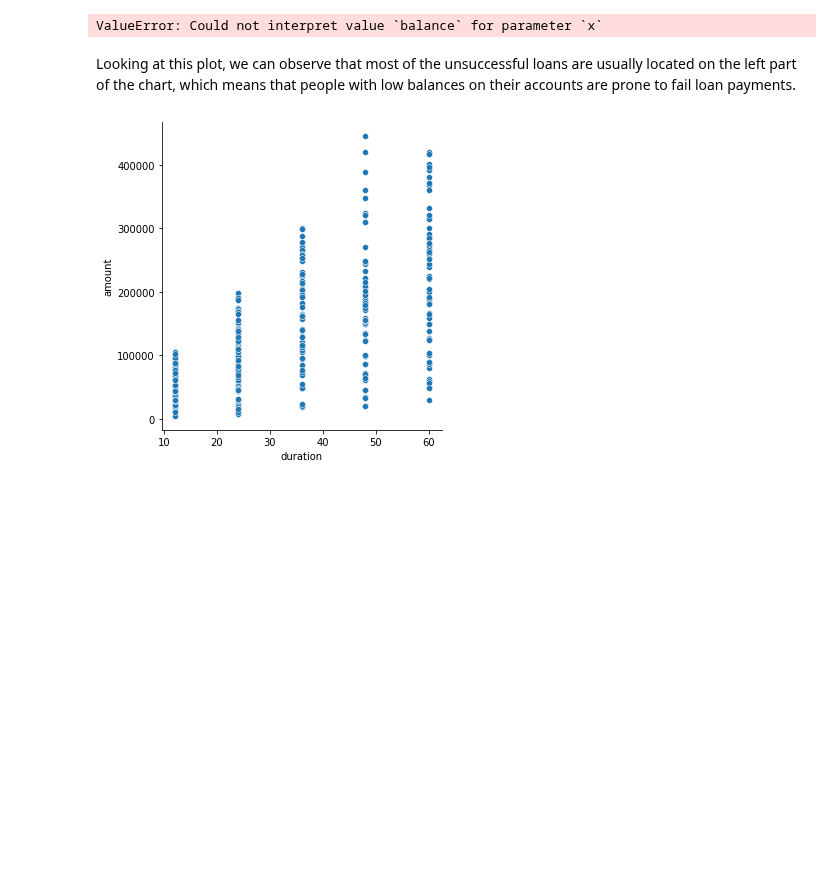
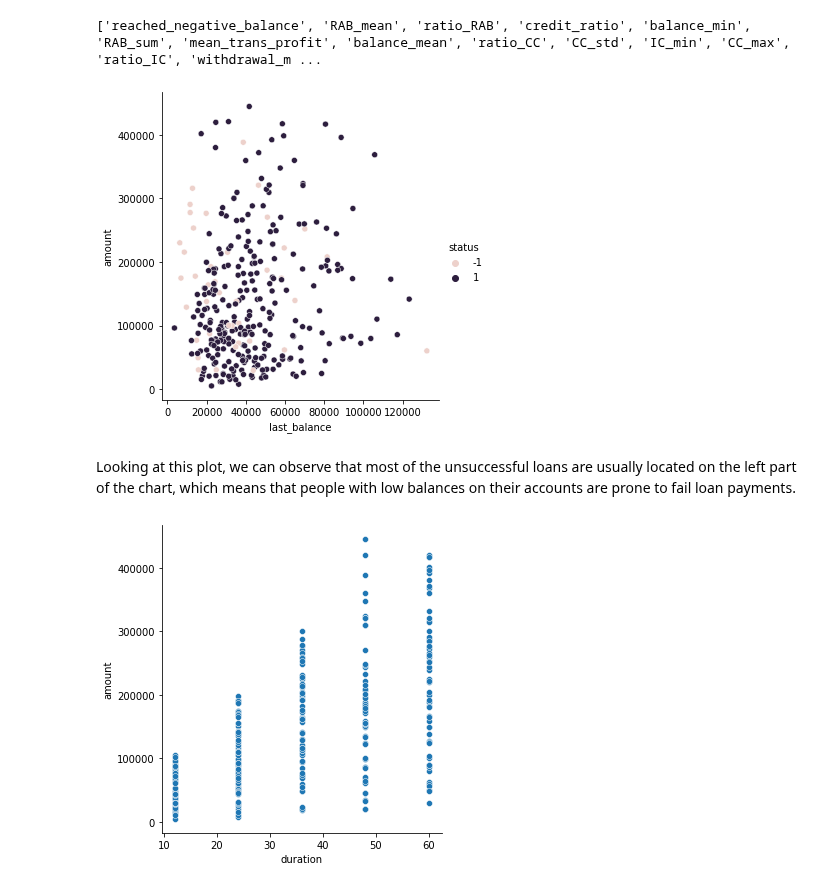
Before and after one commit to 2dukes/PROJ_AC_2122, a Jupyter notebook: dataUnderstanding.ipynb, the cells around one changed output. Drawn from its saved outputs; the diff is of its cells as text; code cells hidden in the pictures; blank space fills up the shorter version.

```diff
--- a/dataUnderstanding.ipynb
+++ b/dataUnderstanding.ipynb
@@ -15,7 +49,13 @@ corr.style.background_gradient(cmap='coolwarm')
+# %%
+features_to_remove = ['RAB_min', 'RAB_max', 'RAB', 'withdrawal_ratio', 'IC_mean', 'CAB_min', 'CAB_max', 'CAB_sum']
+selected_features = list(filter(lambda x: x not in features_to_remove, best_features))
+print(selected_features)
+# %% [output]
+['reached_negative_balance', 'RAB_mean', 'ratio_RAB', 'credit_ratio', 'balance_min', 'RAB_sum', 'mean_trans_profit', 'balance_mean', 'ratio_CC', 'CC_std', 'IC_min', 'CC_max', 'ratio_IC', 'withdrawal_m ...
 # %%
-sns.relplot(y="amount", x="balance", hue="status", data=df);
+sns.relplot(y="amount", x="last_balance", hue="status", data=df);
 # %% [output]
-ValueError: Could not interpret value `balance` for parameter `x`
+[figure, added]
 # %% [markdown]
 Looking at this plot, we can observe that most of the unsuccessful loans are usually located on the left part of the chart, which means that people with low balances on their accounts are prone to fail loan payments.
 # %%
```
Also changed, not shown: parts of 6 cells of this notebook, 4 other files.
